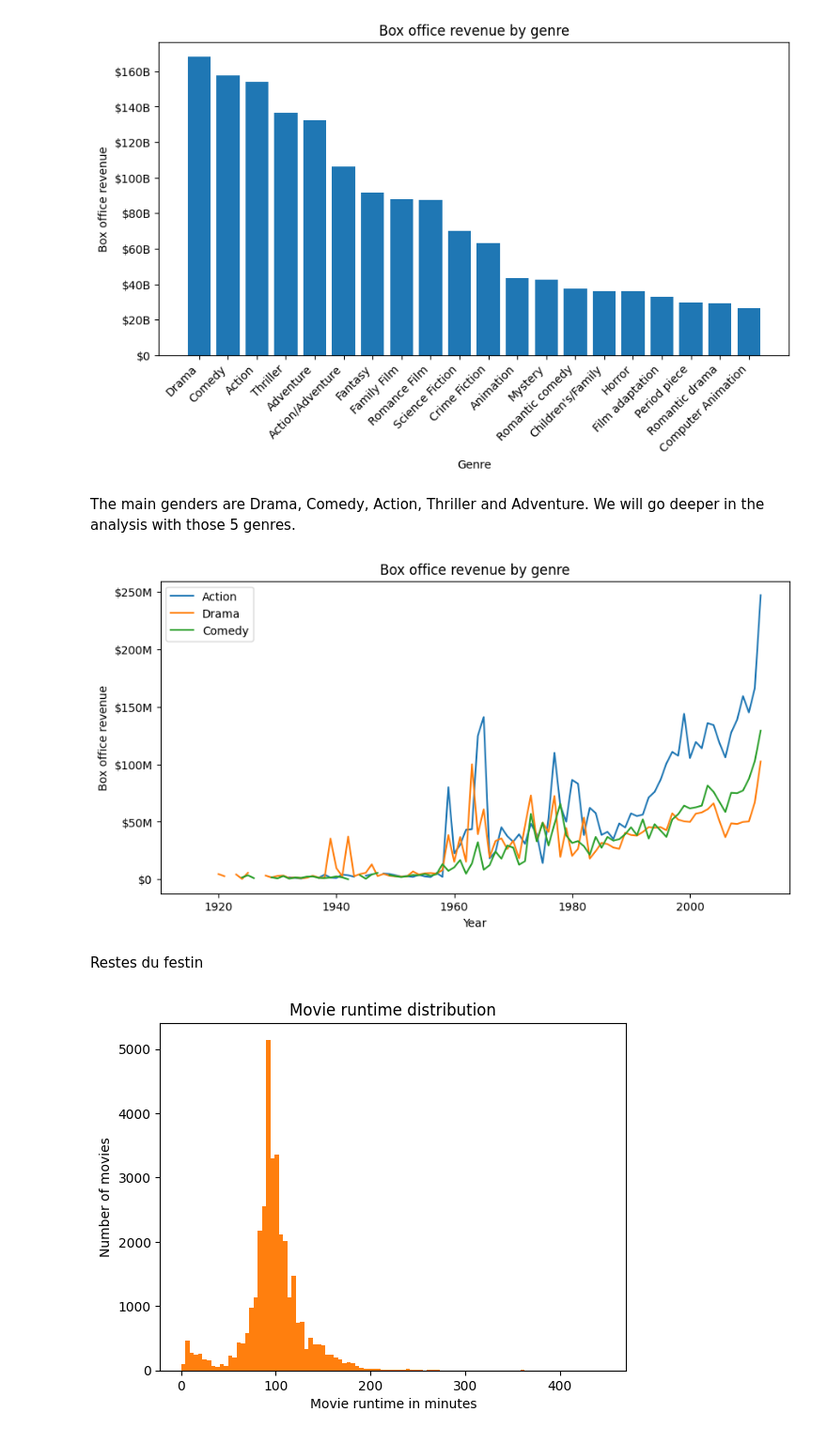
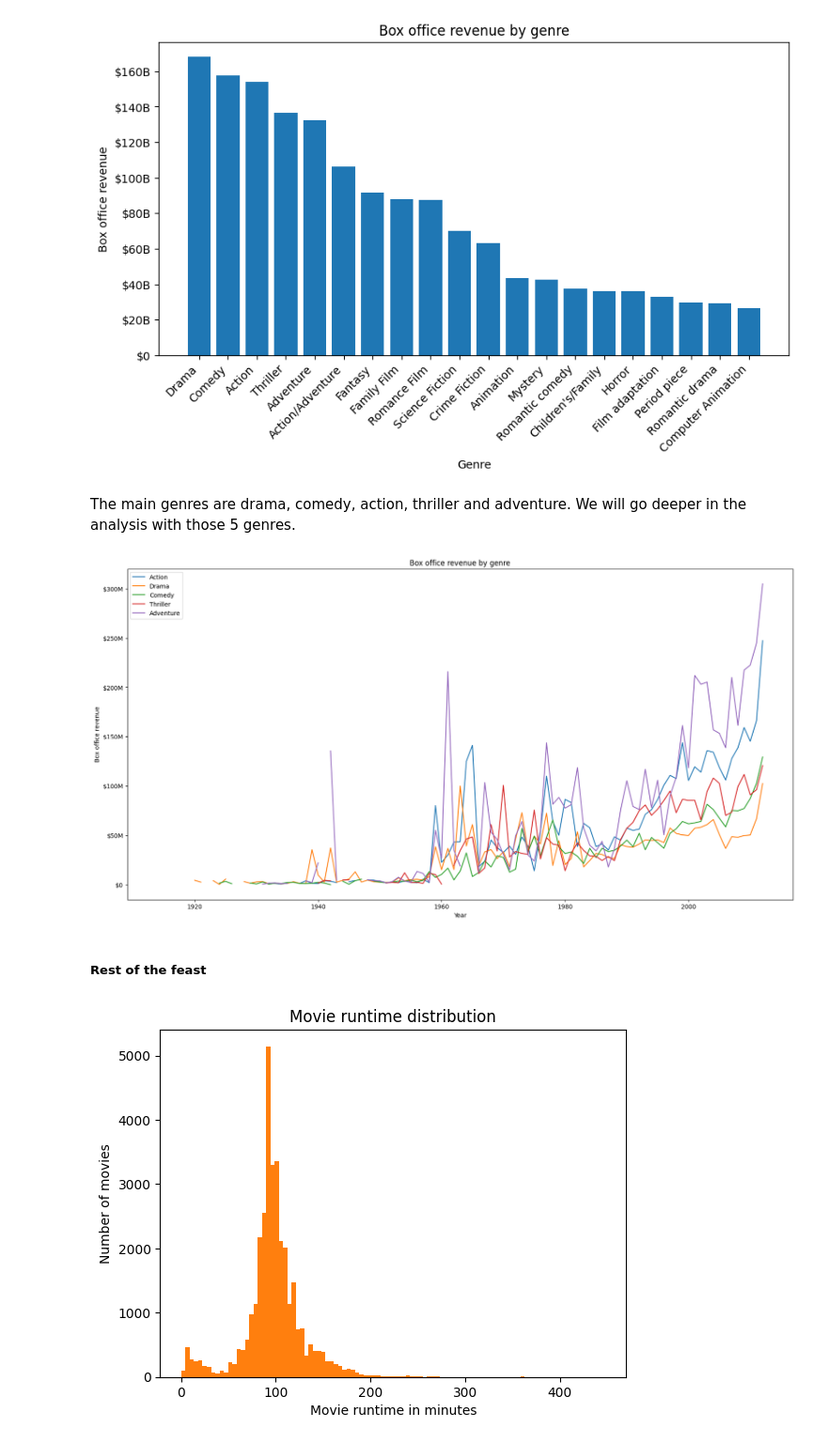
Before and after one commit to epfl-ada/ada-2022-project-r4d4r, a Jupyter notebook: R1.ipynb, the cells around one changed output. Shown at 94% size. Saved outputs shown, nothing was run; the diff lists cells and outputs as text; code cells hidden in the pictures.

```diff
--- a/R1.ipynb
+++ b/R1.ipynb
@@ -22,3 +26,15 @@ Graph 1
 df_r1 = df[df["release_year"].notna()]
 # We remove the movies with no box office value (removed 27030 movies) 34617-7587=27030
 df_box_office = df[df["movie_box_office_revenue"].notna()]
+# %%
+# Helper function to format the axes tick labels
+def currency(x, pos):
+    if x >= 1e9:
+        s = '${:1.0f}B'.format(x*1e-9)
+    elif x >= 1e6:
+        s = '${:1.0f}M'.format(x*1e-6)
+    elif x > 0:
+        s = '${:1.0f}K'.format(x*1e-3)
+    else:
+        s = '${:1.0f}'.format(x)
+    return s
@@ -89,31 +107,36 @@ plt.show()
 # %% [output]
 [figure]
 # %% [markdown]
-The main genders are Drama, Comedy, Action, Thriller and Adventure.
+The main genres are drama, comedy, action, thriller and adventure.
 We will go deeper in the analysis with those 5 genres.
 # %%
-df_top_5_genres = df_r1[["movie_box_office_revenue", "genres", "release_year"]].copy()
-df_top_5_genres["genres"] = df_top_5_genres["genres"].apply(literal_eval)
-df_top_5_genres_grouped = df_top_5_genres.explode("genres").reset_index(drop=True).groupby(["genres","release_year"]).agg({"movie_box_office_revenue": "mean"}).apply(lambda x: x)
+df_subset_genres_year = df_r1[["movie_box_office_revenue", "genres", "release_year"]].copy()
+df_subset_genres_year["genres"] = df_subset_genres_year["genres"].apply(literal_eval)
+df_genres_year = df_subset_genres_year.explode("genres").reset_index(drop=True).groupby(["genres","release_year"]).agg({"movie_box_office_revenue": "mean"}).apply(lambda x: x)
+
+df_action = df_genres_year[df_genres_year.index.get_level_values("genres") == "Action"]
+df_drama = df_genres_year[df_genres_year.index.get_level_values("genres") == "Drama"]
+df_comedy = df_genres_year[df_genres_year.index.get_level_values("genres") == "Comedy"]
+df_thriller = df_genres_year[df_genres_year.index.get_level_values("genres") == "Thriller"]
+df_adventure = df_genres_year[df_genres_year.index.get_level_values("genres") == "Adventure"]
 # %%
-df_action = df_top_5_genres_grouped[df_top_5_genres_grouped.index.get_level_values("genres") == "Action"]
-df_drama = df_top_5_genres_grouped[df_top_5_genres_grouped.index.get_level_values("genres") == "Drama"]
-df_comedy = df_top_5_genres_grouped[df_top_5_genres_grouped.index.get_level_values("genres") == "Comedy"]
-
-fig, ax = plt.subplots(figsize=(10,5))
+# Plotting the box office revenue by genre for the 3 genres with the highest mean box office revenue
+fig, ax = plt.subplots(figsize=(20,10))
 ax.plot(df_action.index.get_level_values("release_year"), df_action["movie_box_office_revenue"], label="Action")
 ax.plot(df_drama.index.get_level_values("release_year"), df_drama["movie_box_office_revenue"], label="Drama")
 ax.plot(df_comedy.index.get_level_values("release_year"), df_comedy["movie_box_office_revenue"], label="Comedy")
+ax.plot(df_thriller.index.get_level_values("release_year"), df_thriller["movie_box_office_revenue"], label="Thriller")
+ax.plot(df_adventure.index.get_level_values("release_year"), df_adventure["movie_box_office_revenue"], label="Adventure")
+ax.yaxis.set_major_formatter(currency)
 ax.set_xlabel("Year")
 ax.set_ylabel("Box office revenue")
 ax.set_title("Box office revenue by genre")
 ax.legend()
-ax.yaxis.set_major_formatter(currency)
 plt.show()
 # %% [output]
-[figure, old version]
+[figure, new version]
-# %% [markdown]
-Restes du festin
+# %% [markdown]
+##### Rest of the feast
 # %%
 df_r1_clean = df_r1[df_r1["movie_runtime"] < 450].sort_values("movie_runtime", ascending=False)
 movie_mean_by_year = df_r1_clean.groupby("release_year")["movie_runtime"].mean()
```
Also changed, not shown: parts of 12 cells of this notebook.
